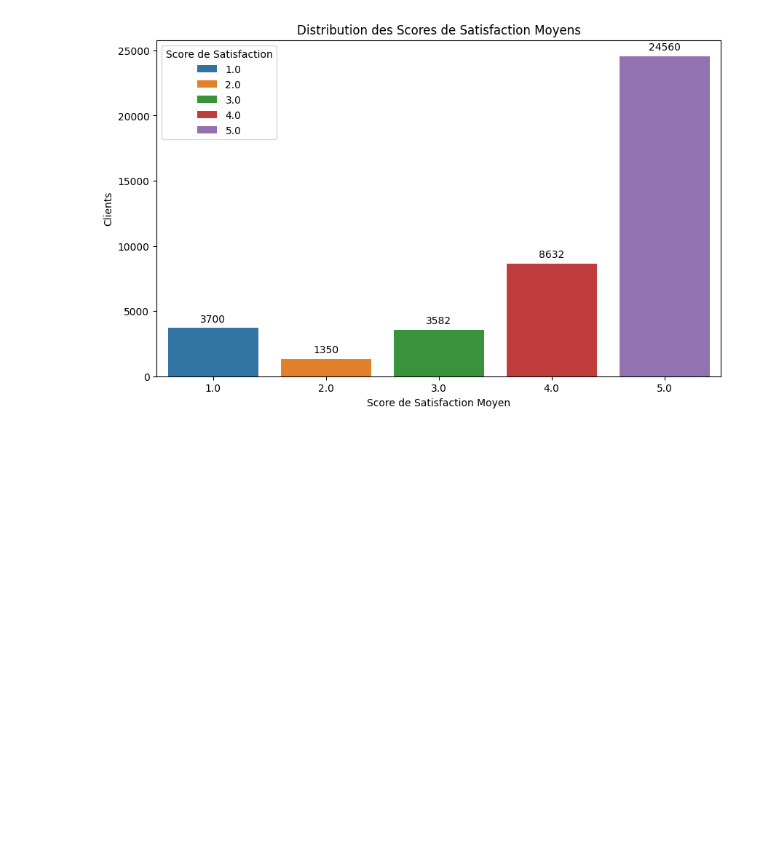
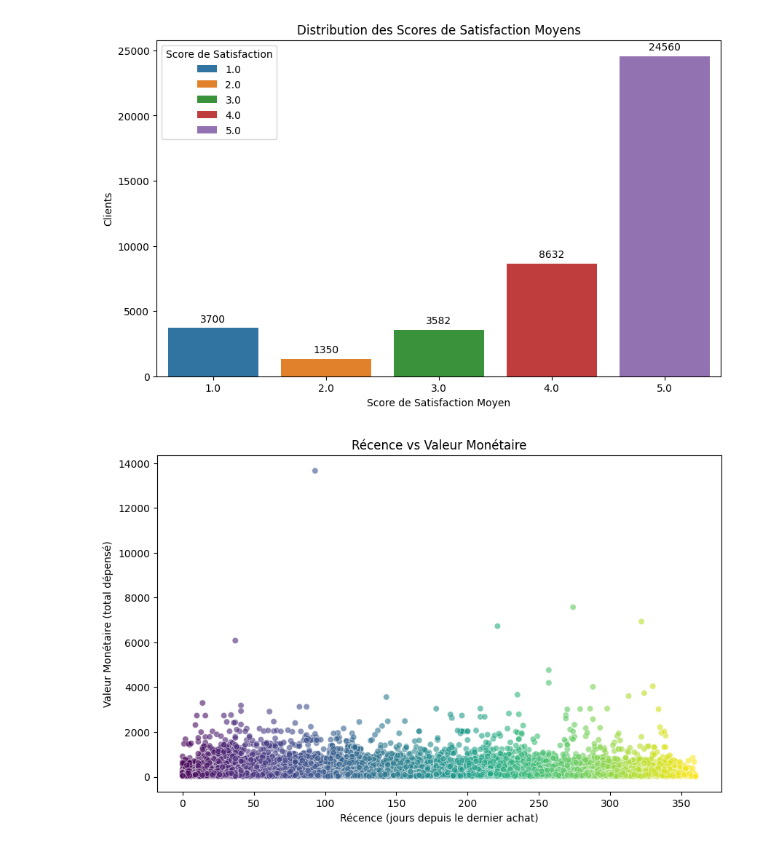
Before and after one commit to DavidScanu/oc-ai-engineer-p05-segmentez-clients-e-commerce, a Jupyter notebook: p05-david_scanu_02_notebook_exploration_20250117.ipynb, the cells around one changed output. Drawn from its saved outputs; the diff is of its cells as text; code cells hidden in the pictures; blank space fills up the shorter version.

```diff
--- a/p05-david_scanu_02_notebook_exploration_20250117.ipynb
+++ b/p05-david_scanu_02_notebook_exploration_20250117.ipynb
@@ -392,3 +398,12 @@ plt.ylabel('Clients')
 plt.show()
 # %% [output]
 [figure]
+# %%
+plt.figure(figsize=(10, 6))
+sns.scatterplot(data=rfm_2017, x='recency', y='monetary_value', hue='recency', legend=False, palette='viridis', alpha=0.6)
+plt.title('Récence vs Valeur Monétaire')
+plt.xlabel('Récence (jours depuis le dernier achat)')
+plt.ylabel('Valeur Monétaire (total dépensé)')
+plt.show()
+# %% [output]
+[figure, added]
```
Also changed, not shown: parts of 6 cells of this notebook.
